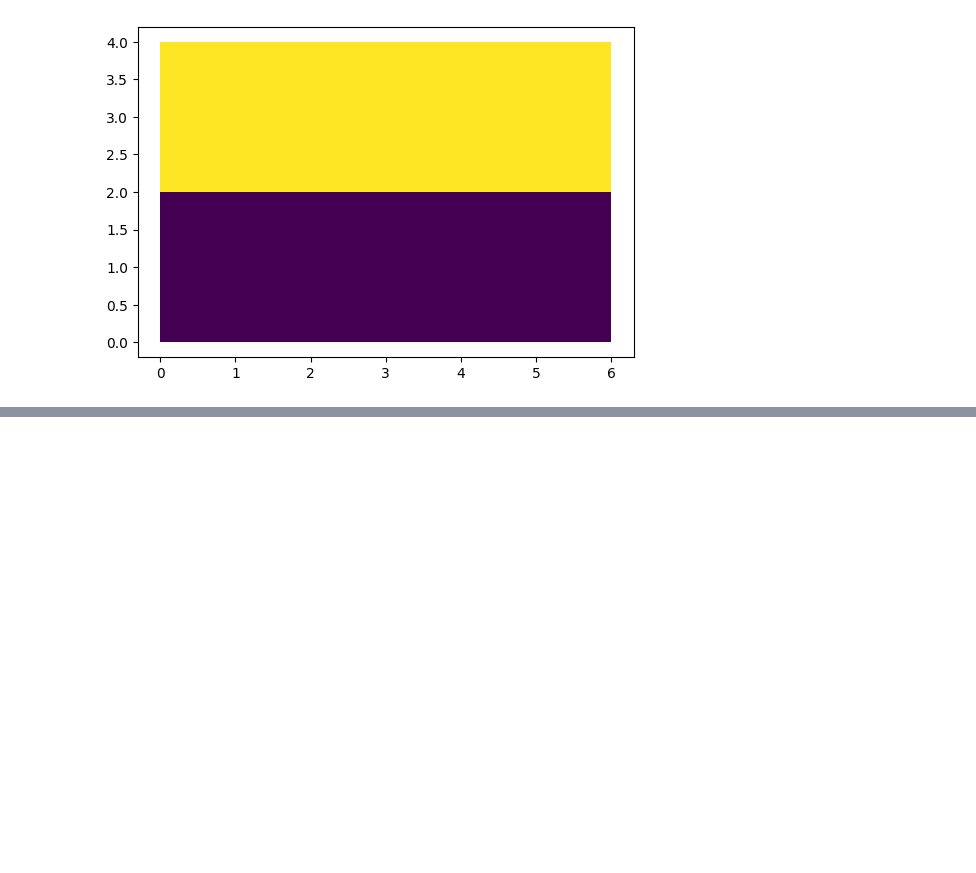
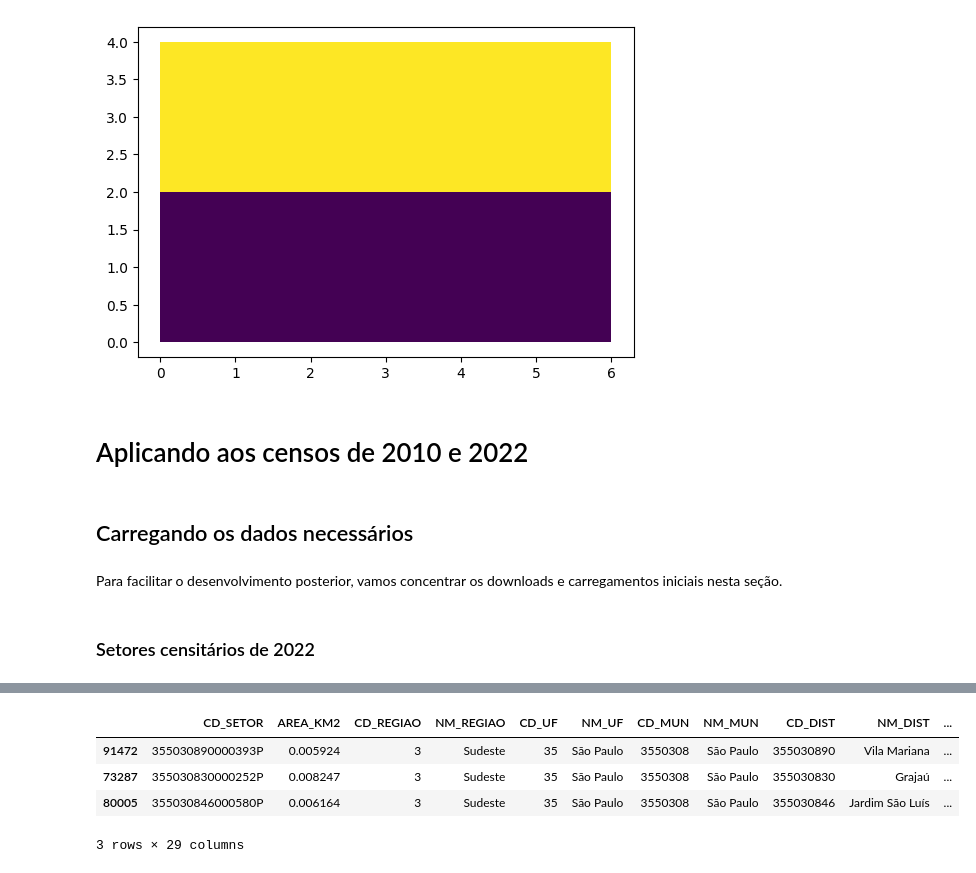
Before and after one commit to sepep-pmsp/compatibilizacao-setores-censitarios, a Jupyter notebook: 12 PICs por interseção.ipynb, the cells around one changed output, grey strips where cells are left out. Cells and saved outputs as stored; diff of their text form; code cells hidden in the pictures; blank space fills up the shorter version.

```diff
--- a/12 PICs por interseção.ipynb
+++ b/12 PICs por interseção.ipynb
@@ -176,3 +198,18 @@ minimum_intergeometry_boundaries(gdf_a, gdf_b, 'id', 'id').plot(column='pics')
 # %% [output]
 <Axes: >
 [figure]
+# %% [markdown]
+# Aplicando aos censos de 2010 e 2022
+# %% [markdown]
+## Carregando os dados necessários
+# %% [markdown]
+Para facilitar o desenvolvimento posterior, vamos concentrar os downloads e carregamentos iniciais nesta seção.
+# %% [markdown]
+### Setores censitários de 2022
+# %%
+%%time
+setores22 = download_malha(Censo.CENSO_2022, Nivel.SETORES)
+setores22 = setores22[setores22['CD_MUN'] == '3550308']
+setores22 = setores22.to_crs(epsg=31983)
+setores22.sample(3)
+# %% [output]
@@ -178,0 +218,5 @@ minimum_intergeometry_boundaries(gdf_a, gdf_b, 'id', 'id').plot(column='pics')
+|  | CD_SETOR | AREA_KM2 | CD_REGIAO | NM_REGIAO | CD_UF | NM_UF | CD_MUN | NM_MUN | CD_DIST | NM_DIST | ... |
+| 91472 | 355030890000393P | 0.005924 | 3 | Sudeste | 35 | São Paulo | 3550308 | São Paulo | 355030890 | Vila Mariana | ... |
+| 73287 | 355030830000252P | 0.008247 | 3 | Sudeste | 35 | São Paulo | 3550308 | São Paulo | 355030830 | Grajaú | ... |
+| 80005 | 355030846000580P | 0.006164 | 3 | Sudeste | 35 | São Paulo | 3550308 | São Paulo | 355030846 | Jardim São Luís | ... |
+3 rows × 29 columns
```
Also changed, not shown: parts of 20 cells of this notebook.
